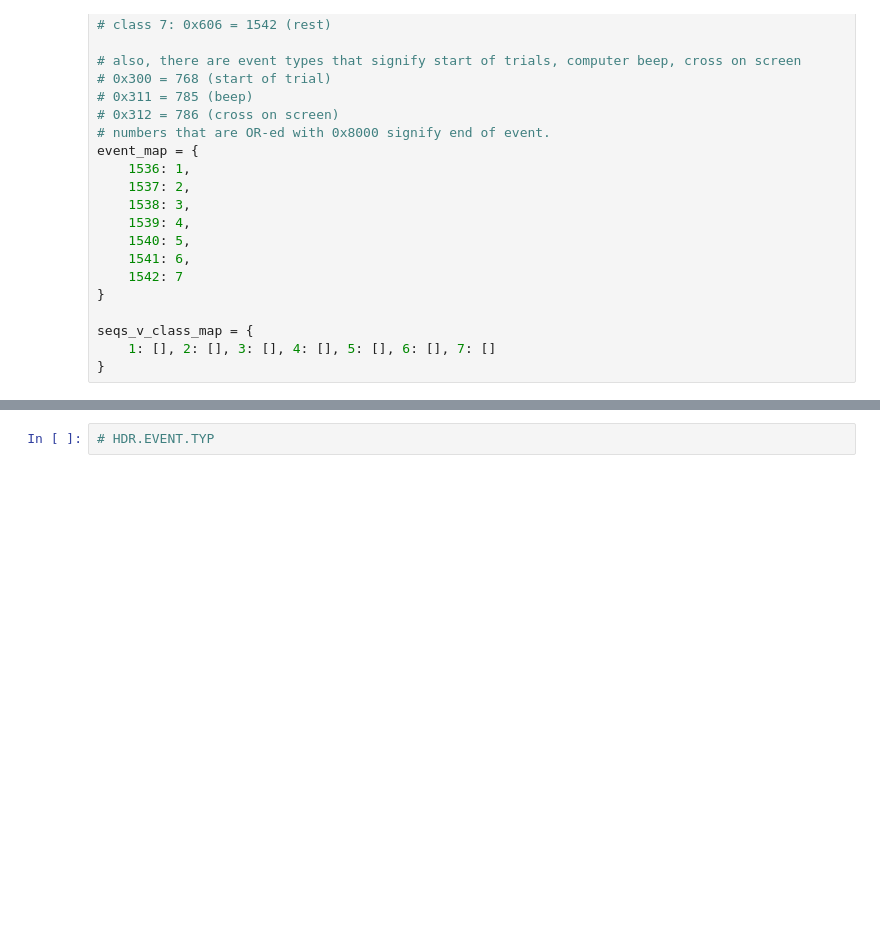
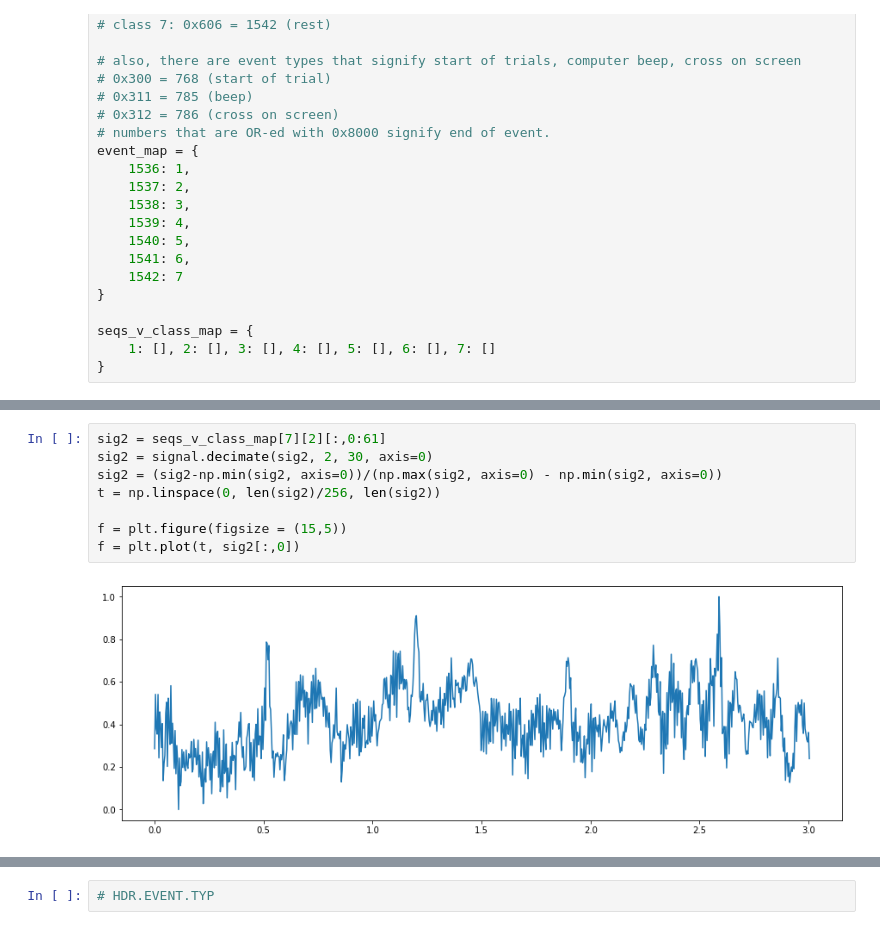
Before and after one commit to ductai199x/eeg-deeplearning, a Jupyter notebook: data_extraction/src/notebooks/test_biosig.ipynb, the cells around one changed output, grey strips where cells are left out. Cells and saved outputs as stored; diff of their text form; blank space fills up the shorter version.

```diff
--- a/data_extraction/src/notebooks/test_biosig.ipynb
+++ b/data_extraction/src/notebooks/test_biosig.ipynb
@@ -115,0 +114,10 @@ resampled.shape
+# %%
+sig2 = seqs_v_class_map[7][2][:,0:61]
+sig2 = signal.decimate(sig2, 2, 30, axis=0)
+sig2 = (sig2-np.min(sig2, axis=0))/(np.max(sig2, axis=0) - np.min(sig2, axis=0))
+t = np.linspace(0, len(sig2)/256, len(sig2))
+
+f = plt.figure(figsize = (15,5))
+f = plt.plot(t, sig2[:,0])
+# %% [output]
+[figure, added]
```
Also changed, not shown: parts of 11 cells of this notebook, 5 other files.
